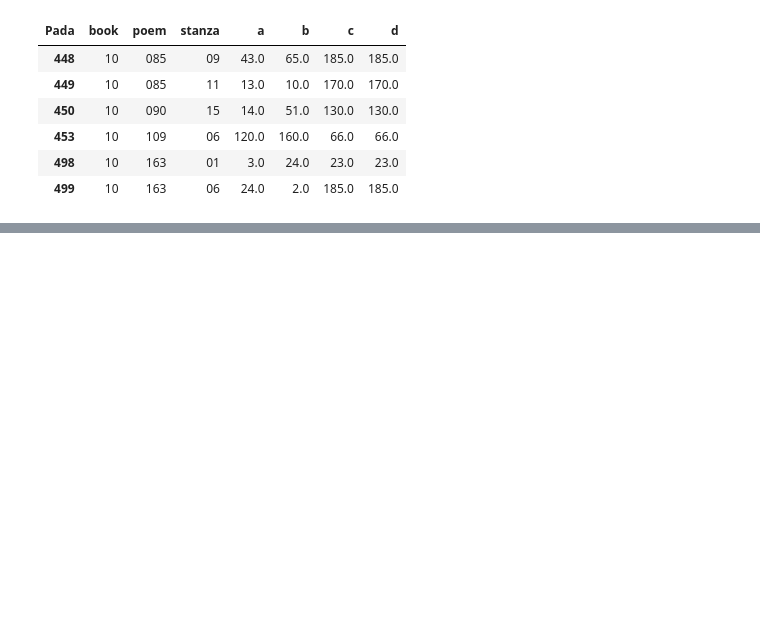
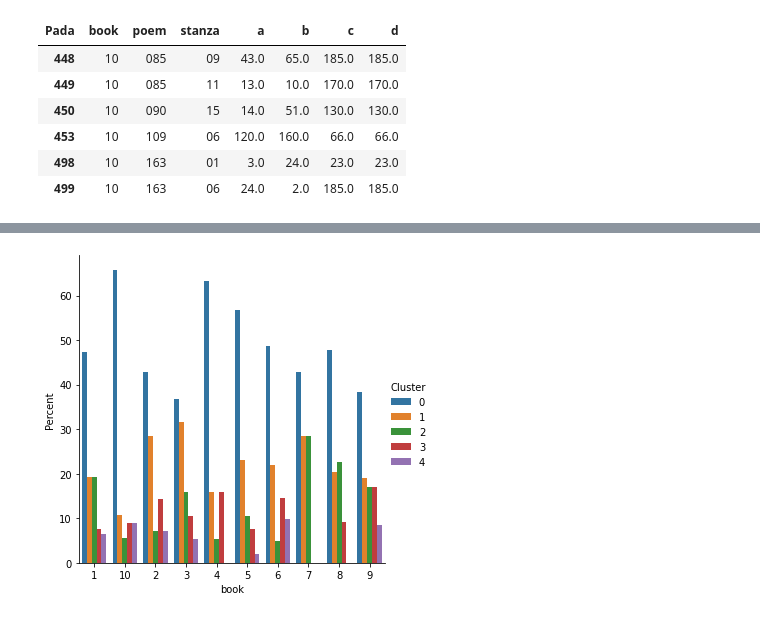
Before and after one commit to leglessbeggar/Statistical-Consulting, a Jupyter notebook: KModes.ipynb, the cells around one changed output, grey strips where cells are left out. Drawn from its saved outputs; the diff is of its cells as text; code cells hidden in the pictures; blank space fills up the shorter version.

```diff
--- a/KModes.ipynb
+++ b/KModes.ipynb
@@ -126,0 +162,3 @@ plt.show()
+# %%
+kmodea = KModes(n_clusters = 5, init = "random", n_init = 5, verbose = 1)
+clustersa = kmodea.fit_predict(stanzaa.iloc[:, 3:7])
@@ -166,0 +248,4 @@ labels = np.unique(clusters)
+# %%
+plotclusters(stanzaa, clustersa)
+# %% [output]
+[figure, added]
```
Also changed, not shown: parts of 17 cells of this notebook.
